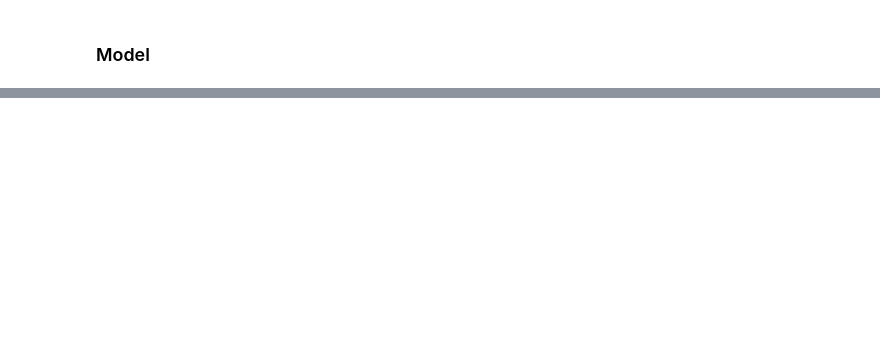
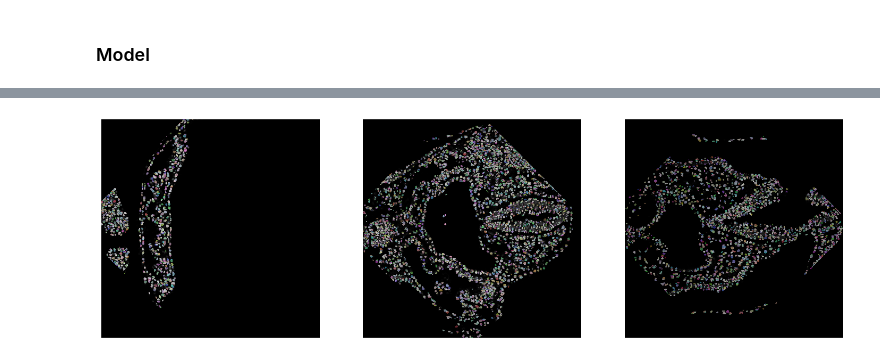
Before and after one commit to ignacio-ms/PyMorph, a Jupyter notebook: notebooks/2.1-3D_prediction_stardist.ipynb, the cells around one changed output, grey strips where cells are left out. Cells and saved outputs as stored; diff of their text form; code cells hidden in the pictures; blank space fills up the shorter version.

Commit message:
Stardist3D script

```diff
--- a/notebooks/2.1-3D_prediction_stardist.ipynb
+++ b/notebooks/2.1-3D_prediction_stardist.ipynb
@@ -111,7 +102,7 @@ set_gpu_allocator()
 # %%
 from stardist.models import StarDist3D
 
-model_idx = 0
+model_idx = 2
 model_names = [
     'n1_stardist_96_(1.6, 1, 1)_(48, 64, 64)_(1, 1, 1)',
     'n2_stardist_96_(1.6, 1, 1)_(48, 64, 64)_(1, 1, 1)',
@@ -119,7 +110,7 @@ model_names = [
 ]
 
 model_path = '../models/stardist_models/' + model_names[model_idx] + '/'
-model = StarDist3D(None, name=model_names[model_idx], basedir='models')
+model = StarDist3D(None, name=model_names[model_idx], basedir='../models/stardist_models')
 # %% [output]
 Loading network weights from 'weights_best.h5'.
 Loading thresholds from 'thresholds.json'.
@@ -202,0 +140,20 @@ plt.show()
+# %%
+import tensorflow as tf
+
+
+clear_session()
+
+tf.debugging.set_log_device_placement(True)
+strategy = tf.distribute.MultiWorkerMirroredStrategy()
+
+with strategy.scope():
+    try:
+        labels, details = model.predict_instances(
+            test_img_norm,
+            n_tiles = (8, 8, 8),
+            show_tile_progress = True,
+            verbose = 1,
+            axes = 'YXZC'
+        )
+    except tf.errors.ResourceExhaustedError as e:
+        print(f"ResourceExhaustedError during inference: {e}")
@@ -202,0 +249,19 @@ plt.show()
+# %%
+def print_labels_slice(labels, z=[100, 270, 400]):
+    fig, ax = plt.subplots(1, len(z), figsize=(18, 9))
+    if len(z) == 1:
+        ax = [ax]
+
+    for i in range(len(z)):
+        ax[i].imshow(test_img_norm[..., z[i]], cmap='gray');
+        ax[i].imshow(
+            labels[..., z[i]], cmap=random_label_cmap(),
+            interpolation='nearest', alpha=.5
+        )
+        ax[i].axis('off')
+
+    plt.show()
+
+print_labels_slice(labels, [100, 270, 400])
+# %% [output]
+[figure, added]
```
Also changed, not shown: parts of 18 cells of this notebook, 4 other files.
